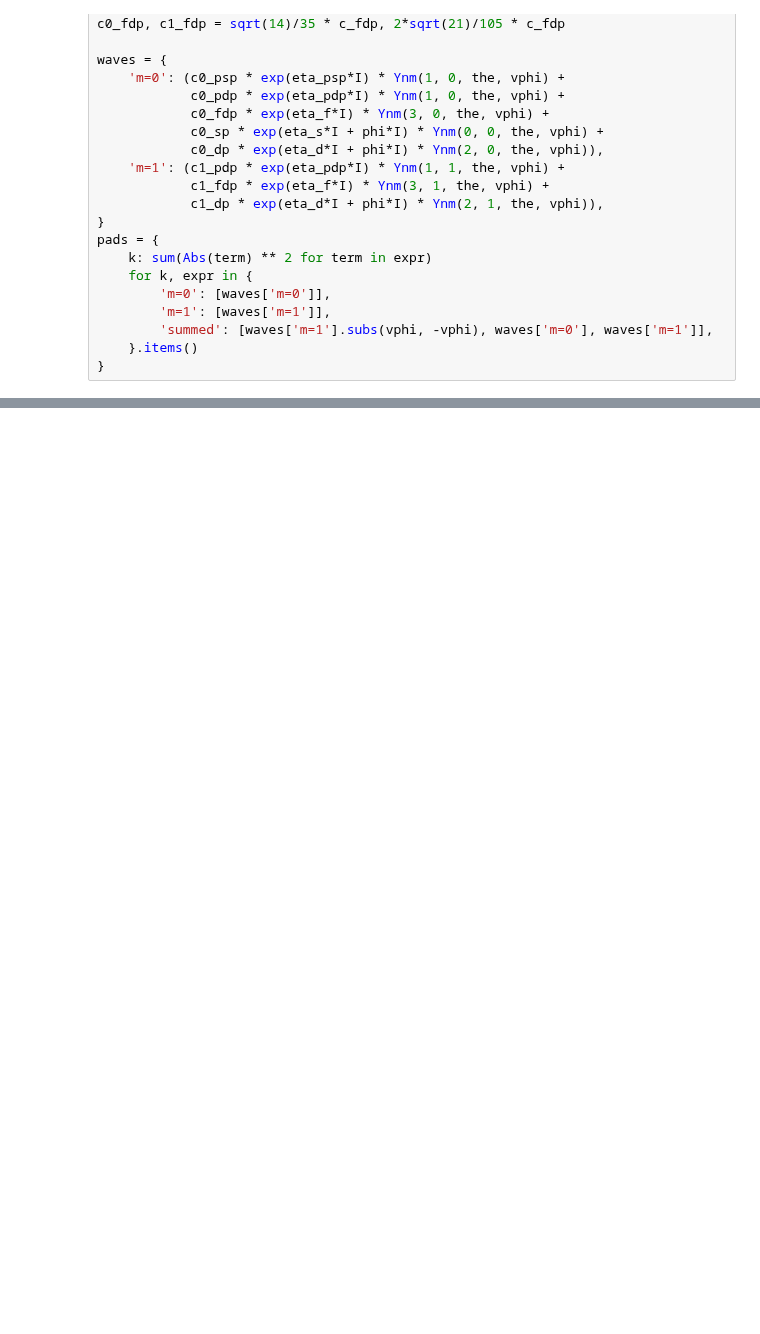
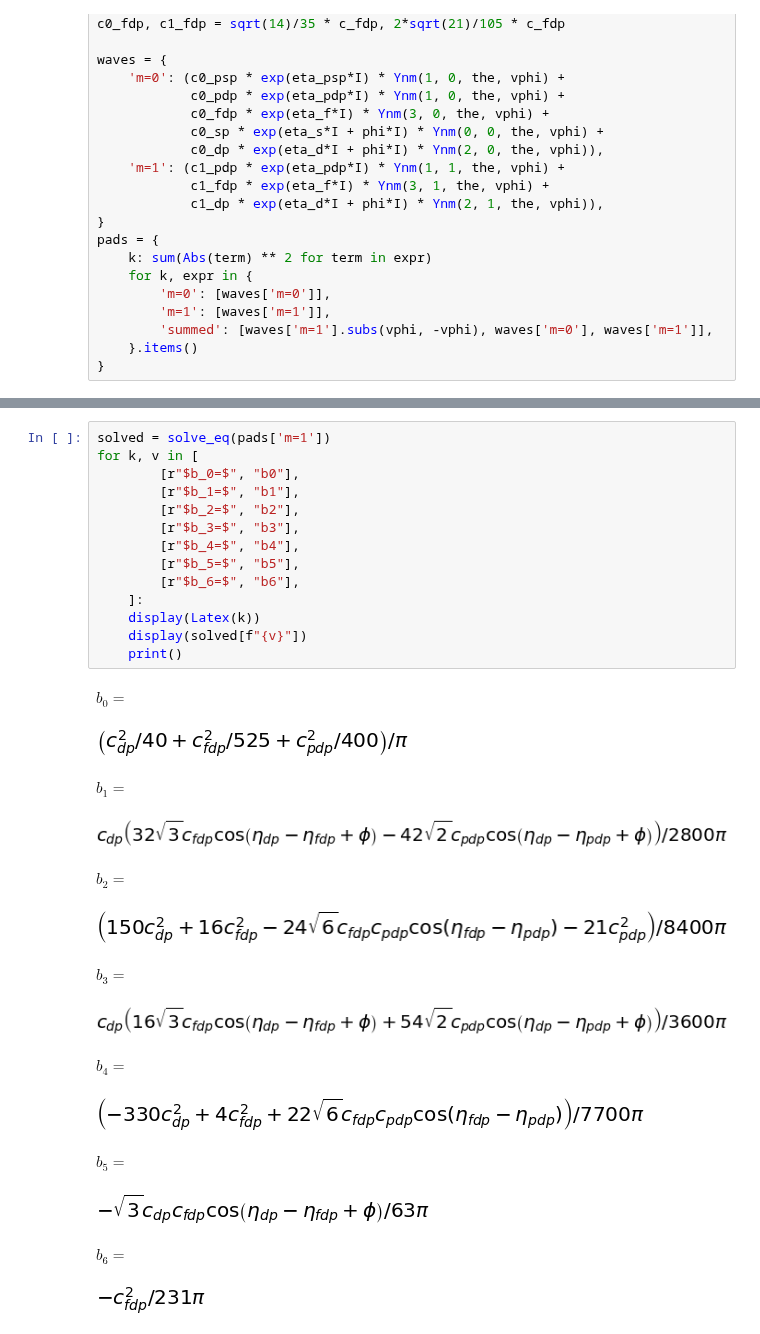
Before and after one commit to DaehyunPY/FERMI20144077, a Jupyter notebook: Notebooks/Solve Ne PAD eq.ipynb, the cells around one changed output, grey strips where cells are left out. Saved outputs shown, nothing was run; the diff lists cells and outputs as text; blank space fills up the shorter version.

```diff
--- a/Notebooks/Solve Ne PAD eq.ipynb
+++ b/Notebooks/Solve Ne PAD eq.ipynb
@@ -209,0 +215,29 @@ $b_1-\frac{3}{2}b_3=$
+# %%
+solved = solve_eq(pads['m=1'])
+for k, v in [
+        [r"$b_0=$", "b0"],
+        [r"$b_1=$", "b1"],
+        [r"$b_2=$", "b2"],
+        [r"$b_3=$", "b3"],
+        [r"$b_4=$", "b4"],
+        [r"$b_5=$", "b5"],
+        [r"$b_6=$", "b6"],
+    ]:
+    display(Latex(k))
+    display(solved[f"{v}"])
+    print()
+# %% [output]
+$b_0=$
+[figure, added]
+$b_1=$
+[figure, added]
+$b_2=$
+[figure, added]
+$b_3=$
+[figure, added]
+$b_4=$
+[figure, added]
+$b_5=$
+[figure, added]
+$b_6=$
+[figure, added]
```
Also changed, not shown: parts of 3 cells of this notebook.
